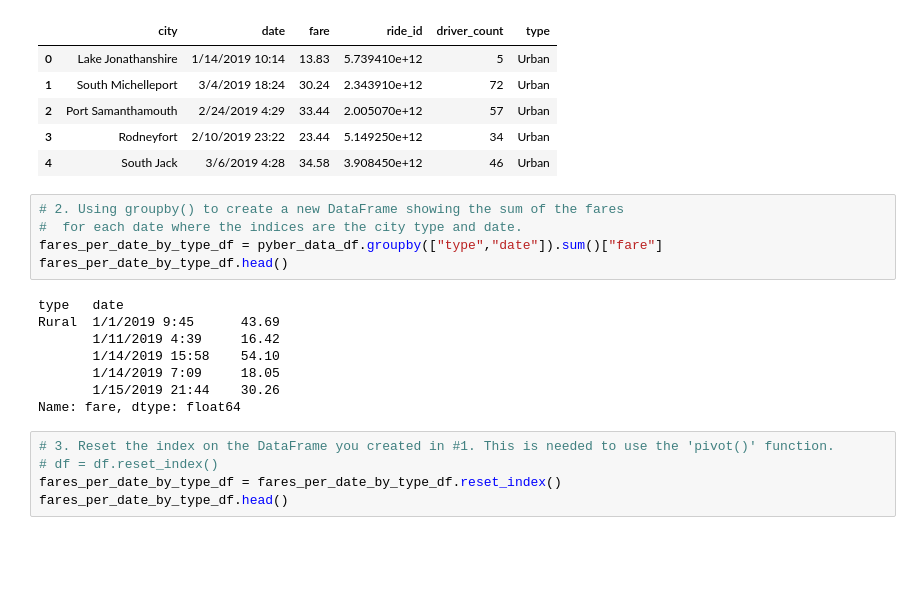
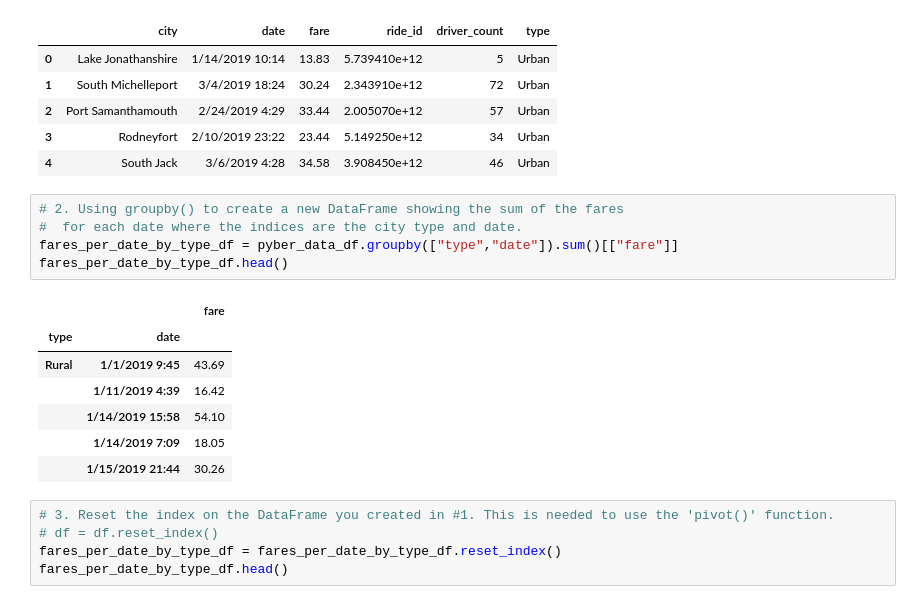
Before and after one commit to yeewalsh/PyBer_analysis, a Jupyter notebook: PyBer_Challenge-Copy1.ipynb, the cells around one changed output. Drawn from its saved outputs; the diff is of its cells as text; blank space fills up the shorter version.

```diff
--- a/PyBer_Challenge-Copy1.ipynb
+++ b/PyBer_Challenge-Copy1.ipynb
@@ -131,16 +132,16 @@ pyber_data_df.head()
 # %%
 # 2. Using groupby() to create a new DataFrame showing the sum of the fares
 #  for each date where the indices are the city type and date.
-fares_per_date_by_type_df = pyber_data_df.groupby(["type","date"]).sum()["fare"]
+fares_per_date_by_type_df = pyber_data_df.groupby(["type","date"]).sum()[["fare"]]
 fares_per_date_by_type_df.head()
 # %% [output]
-type   date
-Rural  1/1/2019 9:45      43.69
-       1/11/2019 4:39     16.42
-       1/14/2019 15:58    54.10
-       1/14/2019 7:09     18.05
-       1/15/2019 21:44    30.26
-Name: fare, dtype: float64
+|  |  | fare |
+| type | date |  |
+| Rural | 1/1/2019 9:45 | 43.69 |
+|  | 1/11/2019 4:39 | 16.42 |
+|  | 1/14/2019 15:58 | 54.10 |
+|  | 1/14/2019 7:09 | 18.05 |
+|  | 1/15/2019 21:44 | 30.26 |
 # %%
 # 3. Reset the index on the DataFrame you created in #1. This is needed to use the 'pivot()' function.
 # df = df.reset_index()
```
Also changed, not shown: parts of 9 cells of this notebook, 1 other file.
